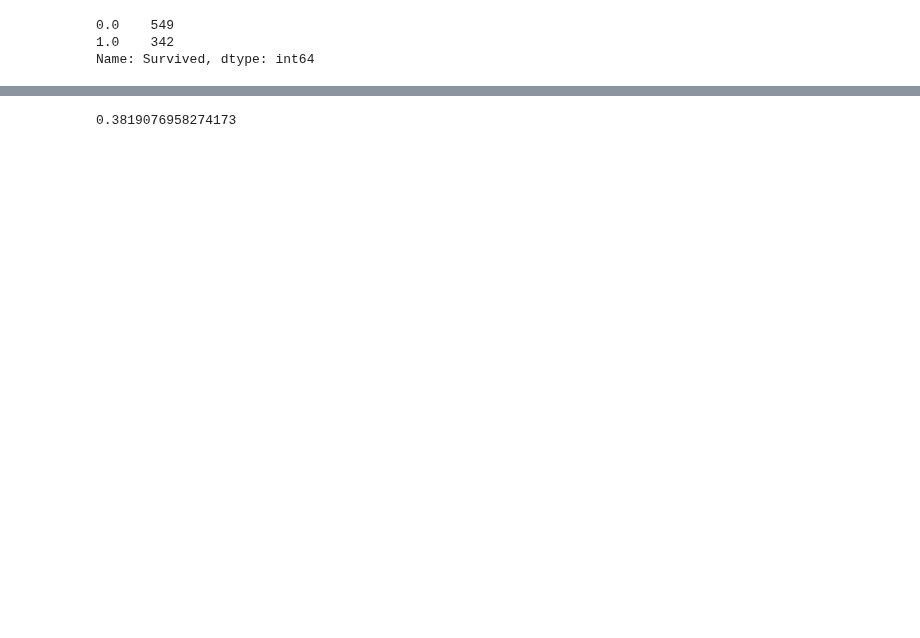
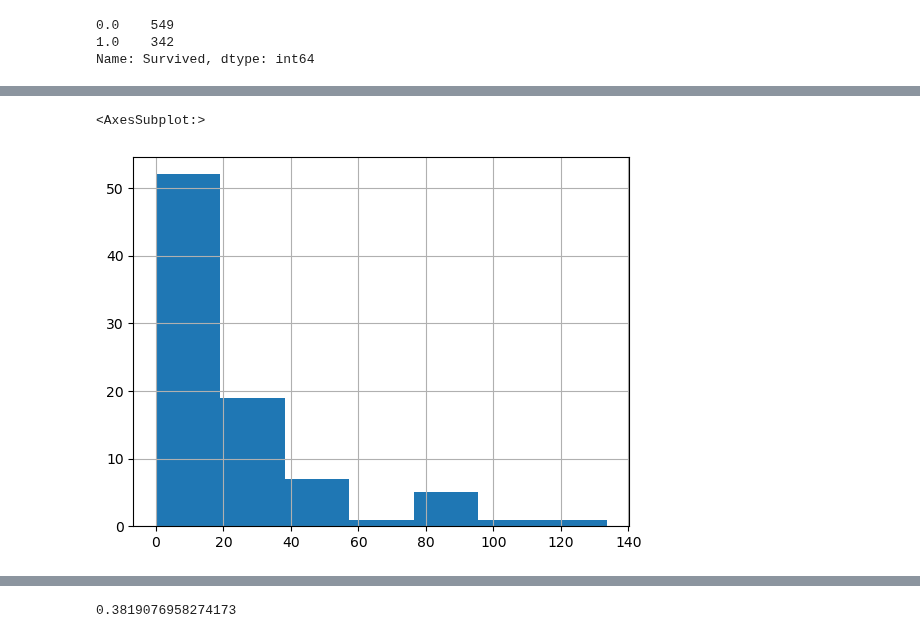
Before and after one commit to ericlau1987/hands_on_machine_learning_sklearn_keras_tensorflow, a Jupyter notebook: src/chapter3_classification/kaggle_taitanic/01_data_Processing.ipynb, the cells around one changed output, grey strips where cells are left out. Drawn from its saved outputs; the diff is of its cells as text; code cells hidden in the pictures; blank space fills up the shorter version.

```diff
--- a/src/chapter3_classification/kaggle_taitanic/01_data_Processing.ipynb
+++ b/src/chapter3_classification/kaggle_taitanic/01_data_Processing.ipynb
@@ -179,10 +179,10 @@ ImportError: cannot import name 'cross_val_predict' from 'sklearn.metrics' (/Use
 # %%
-from sklearn.metrics import roc_auc_score, precision_recall_curve, f1_score
+# from sklearn.metrics import roc_auc_score, precision_recall_curve, f1_score
 
-y_probas_forest = cross_val_predict(forest_clf, X_train_model, y_train_model, cv=3, method='predict_proba', n_jobs=-1)
-y_scores_forest = y_probas_forest[:, 1]
-precisions_forest, recalls_forest, thresholds_forest = precision_recall_curve(y_train_model, y_scores_forest)
-plt.plot(recalls_forest, precisions_forest, "b-", linewidth=2, label="Random Forest")
-plt.plot(recalls, precisions, "--", linewidth=2, label="SGD")
-plt.ylabel("recalls")
-plt.xlabel("precision")
+# y_probas_forest = cross_val_predict(forest_clf, X_train_model, y_train_model, cv=3, method='predict_proba', n_jobs=-1)
+# y_scores_forest = y_probas_forest[:, 1]
+# precisions_forest, recalls_forest, thresholds_forest = precision_recall_curve(y_train_model, y_scores_forest)
+# plt.plot(recalls_forest, precisions_forest, "b-", linewidth=2, label="Random Forest")
+# plt.plot(recalls, precisions, "--", linewidth=2, label="SGD")
+# plt.ylabel("recalls")
+# plt.xlabel("precision")
@@ -192,2 +189,3 @@ NameError: name 'recalls' is not defined
 # %%
-y_train_pred_forest = y_probas_forest[:, 1] > 0.5
+y_train_pred_forest = y_probas_forest[:, 1] > 0.45
+f1_score(y_train_model, y_train_pred_forest)
@@ -217,0 +202,10 @@ f1_score(y_train_model, y_train_pred_forest)
+# %%
+ids = 1
+false_positive = []
+false_negative = []
+for i, j in zip(y_train_model,y_train_pred_forest):
+    if i == 1 and j == 0 and i != j:
+        false_negative.append(ids)
+    if i == 0 and j == 1 and i != j:
+        false_positive.append(ids)
+    ids += 1
@@ -217,0 +216,4 @@ f1_score(y_train_model, y_train_pred_forest)
+# %%
+#false negative
+X_train_FN = train[train['PassengerId'].isin(false_negative)]
+X_train_FN
@@ -217,0 +234,6 @@ f1_score(y_train_model, y_train_pred_forest)
+# %%
+X_train_FN['Fare'].hist(bins=7)
+# plt.title = "false negative"
+# %% [output]
+<AxesSubplot:>
+[figure, added]
```
Also changed, not shown: parts of 39 cells of this notebook, 1 other file.
